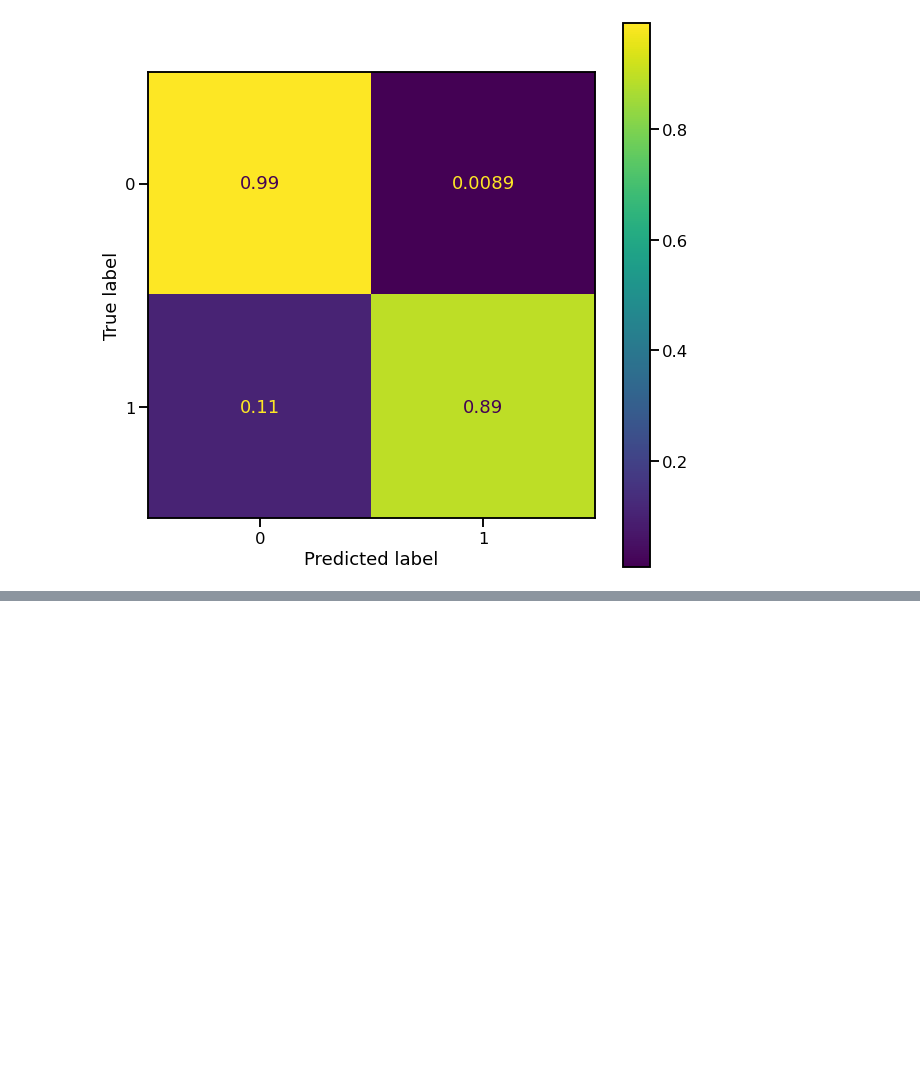
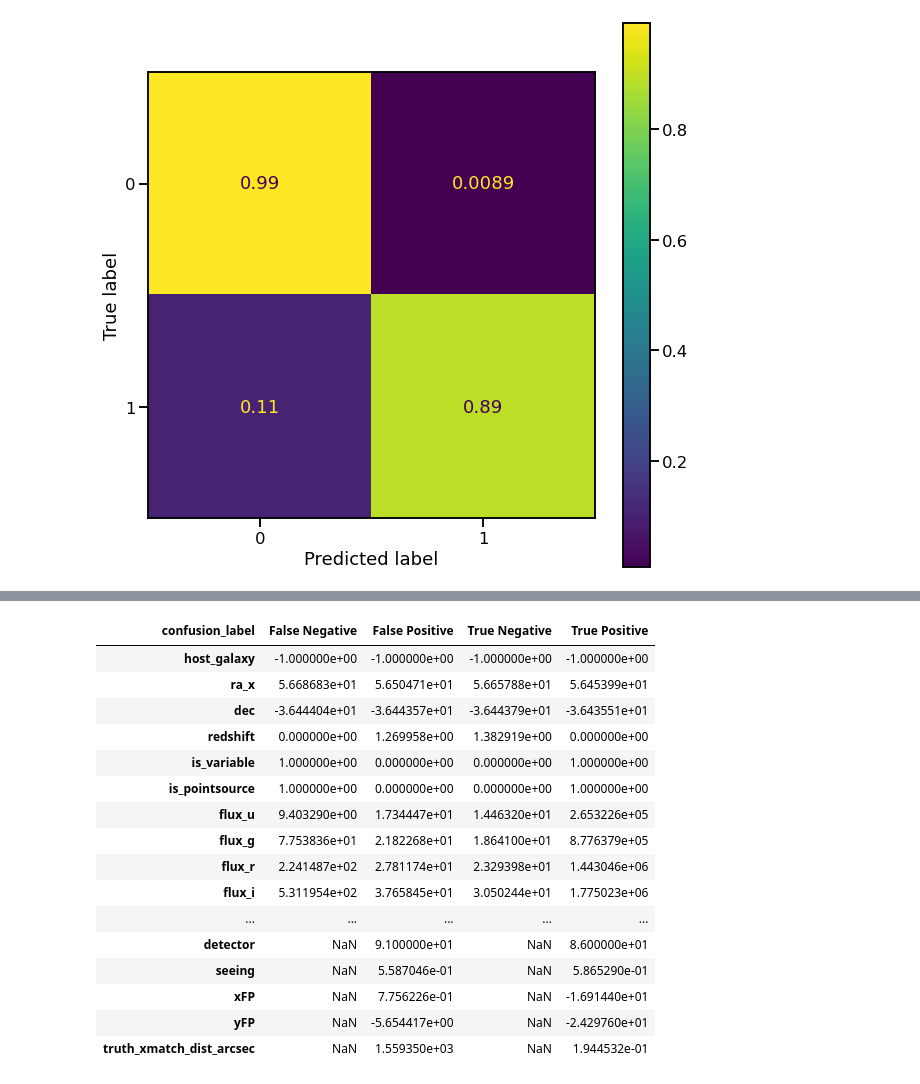
Before and after one commit to lsst-dm/ap_pipe-notebooks, a Jupyter notebook: notebooks/PREOPS-559_DC2_DIASource_Match.ipynb, the cells around one changed output, grey strips where cells are left out. Saved outputs shown, nothing was run; the diff lists cells and outputs as text; code cells hidden in the pictures; blank space fills up the shorter version.

```diff
--- a/notebooks/PREOPS-559_DC2_DIASource_Match.ipynb
+++ b/notebooks/PREOPS-559_DC2_DIASource_Match.ipynb
@@ -554,0 +610,22 @@ disp.plot(ax=ax)
+# %%
+grp = dfm.groupby('confusion_label')
+with pd.option_context('display.max_rows', None, 'display.max_columns', None):
+    display(grp.agg(np.nanmedian).T)
+# %% [output]
+| confusion_label | False Negative | False Positive | True Negative | True Positive |
+| host_galaxy | -1.000000e+00 | -1.000000e+00 | -1.000000e+00 | -1.000000e+00 |
+| ra_x | 5.668683e+01 | 5.650471e+01 | 5.665788e+01 | 5.645399e+01 |
+| dec | -3.644404e+01 | -3.644357e+01 | -3.644379e+01 | -3.643551e+01 |
+| redshift | 0.000000e+00 | 1.269958e+00 | 1.382919e+00 | 0.000000e+00 |
+| is_variable | 1.000000e+00 | 0.000000e+00 | 0.000000e+00 | 1.000000e+00 |
+| is_pointsource | 1.000000e+00 | 0.000000e+00 | 0.000000e+00 | 1.000000e+00 |
+| flux_u | 9.403290e+00 | 1.734447e+01 | 1.446320e+01 | 2.653226e+05 |
+| flux_g | 7.753836e+01 | 2.182268e+01 | 1.864100e+01 | 8.776379e+05 |
+| flux_r | 2.241487e+02 | 2.781174e+01 | 2.329398e+01 | 1.443046e+06 |
+| flux_i | 5.311954e+02 | 3.765845e+01 | 3.050244e+01 | 1.775023e+06 |
+| ... | ... | ... | ... | ... |
+| detector | NaN | 9.100000e+01 | NaN | 8.600000e+01 |
+| seeing | NaN | 5.587046e-01 | NaN | 5.865290e-01 |
+| xFP | NaN | 7.756226e-01 | NaN | -1.691440e+01 |
+| yFP | NaN | -5.654417e+00 | NaN | -2.429760e+01 |
+| truth_xmatch_dist_arcsec | NaN | 1.559350e+03 | NaN | 1.944532e-01 |
```
Also changed, not shown: parts of 12 cells of this notebook.
